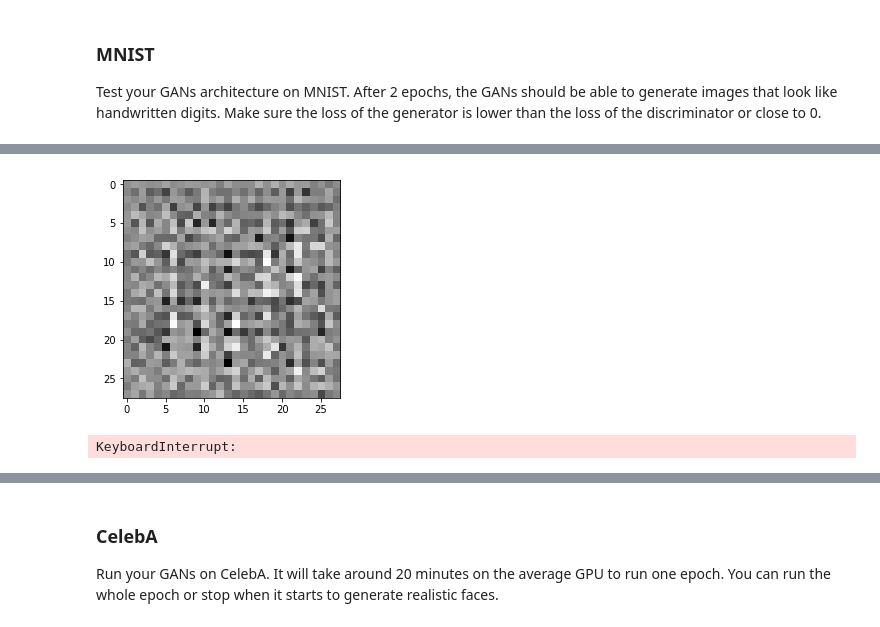
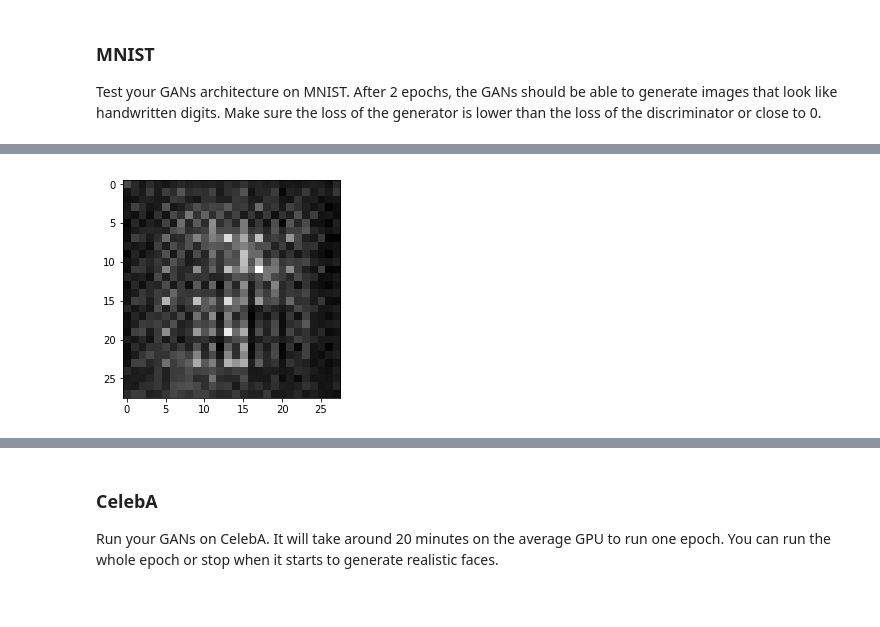
Before and after one commit to han928/face_generation_udacity, a Jupyter notebook: dlnd_face_generation.ipynb, the cells around one changed output, grey strips where cells are left out. Drawn from its saved outputs; the diff is of its cells as text; code cells hidden in the pictures.

```diff
--- a/dlnd_face_generation.ipynb
+++ b/dlnd_face_generation.ipynb
@@ -139,6 +133,9 @@ Tests Passed
 # %% [markdown]
 ### Discriminator
 Implement `discriminator` to create a discriminator neural network that discriminates on `images`.  This function should be able to reuse the variables in the neural network.  Use [`tf.variable_scope`](https://www.tensorflow.org/api_docs/python/tf/variable_scope) with a scope name of "discriminator" to allow the variables to be reused.  The function should return a tuple of (tensor output of the discriminator, tensor logits of the discriminator).
+# %%
+def leaky_relu(x, alpha=0.05, name='leaky_relu'):
+    return tf.maximum(x, alpha*x, name=name)
 # %%
 def discriminator(images, reuse=False):
     """
@@ -193,24 +194,29 @@ def generator(z, out_channel_dim, is_train=True):
 
 
 
-    alpha = 0.2
 
     with tf.variable_scope('generator', reuse=not is_train):
-        x1 = tf.layers.dense(z, 4*4*512)
+        x1 = tf.layers.dense(z, 4*4*1024)
 
-        x2 = tf.reshape(x1, (-1, 4, 4, 512))
+        x2 = tf.reshape(x1, (-1, 4, 4, 1024))
         x2 = tf.layers.batch_normalization(x2, training=is_train)
-        x2 = tf.maximum(alpha*x2, x2)
+        x2 = leaky_relu(x2)
 
-        x3 = tf.layers.conv2d_transpose(x2, 256, 4, strides=2, padding='same')
+        x3 = tf.layers.conv2d_transpose(x2, 512, 4, strides=1, padding='valid', kernel_initializer=tf.contrib.layers.xavier_initializer())
         x3 = tf.layers.batch_normalization(x3, training=is_train)
-        x3 = tf.maximum(alpha*x3, x3)
+        x3 = leaky_relu(x3)
 
-        x4 = tf.layers.conv2d_transpose(x3, 128, 5, strides=2, padding='same')
+        x4 = tf.layers.conv2d_transpose(x3, 256, 5, strides=2, padding='same', kernel_initializer=tf.contrib.layers.xavier_initializer())
         x4 = tf.layers.batch_normalization(x4, training=is_train)
-        x4 = tf.maximum(alpha*x4, x4)
+        x4 = leaky_relu(x4)
 
-        logits = tf.layers.conv2d_transpose(x4, out_channel_dim, 5, strides=2, padding='same')
+        x5 = tf.layers.conv2d_transpose(x4, 128, 5, strides=1, padding='same', kernel_initializer=tf.contrib.layers.xavier_initializer())
+        x5 = tf.layers.batch_normalization(x5, training=is_train)
+        x5 = leaky_relu(x5)
+
+
+
+        logits = tf.layers.conv2d_transpose(x5, out_channel_dim, 5, strides=2, padding='same', kernel_initializer=tf.contrib.layers.xavier_initializer())
 
         out = tf.tanh(logits)
     return out
@@ -242,7 +248,9 @@ def model_loss(input_real, input_z, out_channel_dim):
     d_model_real, d_logits_real = discriminator(input_real)
     d_model_fake, d_logits_fake = discriminator(g_model, True)
 
-    d_loss_real = tf.reduce_mean(tf.nn.sigmoid_cross_entropy_with_logits(logits=d_logits_real, labels=tf.ones_like(d_model_real)))
+    smooth = 0.1
+
+    d_loss_real = tf.reduce_mean(tf.nn.sigmoid_cross_entropy_with_logits(logits=d_logits_real, labels=tf.ones_like(d_model_real)*(1.0-smooth)))
     d_loss_fake = tf.reduce_mean(tf.nn.sigmoid_cross_entropy_with_logits(logits=d_logits_fake, labels=tf.zeros_like(d_model_fake)))
     g_loss = tf.reduce_mean(tf.nn.sigmoid_cross_entropy_with_logits(logits=d_logits_fake, labels=tf.ones_like(d_model_fake)))
 
@@ -355,10 +363,12 @@ def train(epoch_count, batch_size, z_dim, learning_rate, beta1, get_batches, dat
             for batch_images in get_batches(batch_size):
                 # TODO: Train Model
                 steps += 1
-
-                batch_z = np.random.uniform(-1, 1, size=(batch_size, 100))
+                batch_images = batch_images*2.0
+                batch_z = np.random.uniform(-1, 1, size=(batch_size, z_dim))
 
                 _ = sess.run(d_opt, feed_dict={input_real: batch_images, input_z: batch_z, learn_rate: learning_rate})
+                _ = sess.run(g_opt, feed_dict={input_z:batch_z, input_real:batch_images, learn_rate: learning_rate} )
+                _ = sess.run(g_opt, feed_dict={input_z:batch_z, input_real:batch_images, learn_rate: learning_rate} )
                 _ = sess.run(g_opt, feed_dict={input_z:batch_z, input_real:batch_images, learn_rate: learning_rate} )
 
                 if steps % 20 ==0:
@@ -378,10 +388,10 @@ def train(epoch_count, batch_size, z_dim, learning_rate, beta1, get_batches, dat
 ### MNIST
 Test your GANs architecture on MNIST.  After 2 epochs, the GANs should be able to generate images that look like handwritten digits.  Make sure the loss of the generator is lower than the loss of the discriminator or close to 0.
 # %%
-batch_size = 128
+batch_size = 64
 z_dim = 100
-learning_rate = 0.0002
-beta1 = 0.5
+learning_rate = 0.0005
+beta1 = 0.3 #this was 0.3
 
 
 """
@@ -397,2 +412 @@ with tf.Graph().as_default():
-[figure, old version]
+[figure, new version]
-KeyboardInterrupt:
```
Also changed, not shown: parts of 8 cells of this notebook, 1 other file.
